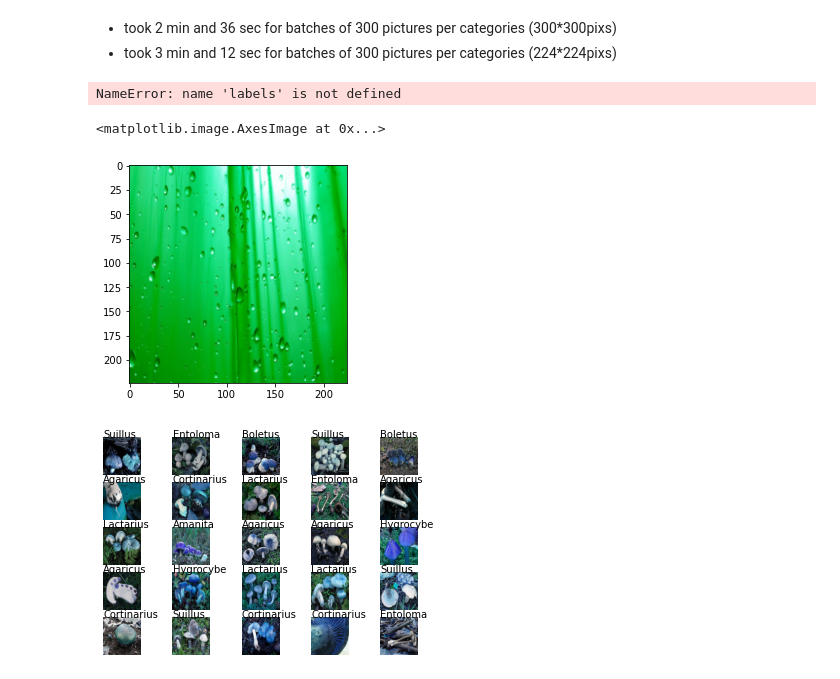
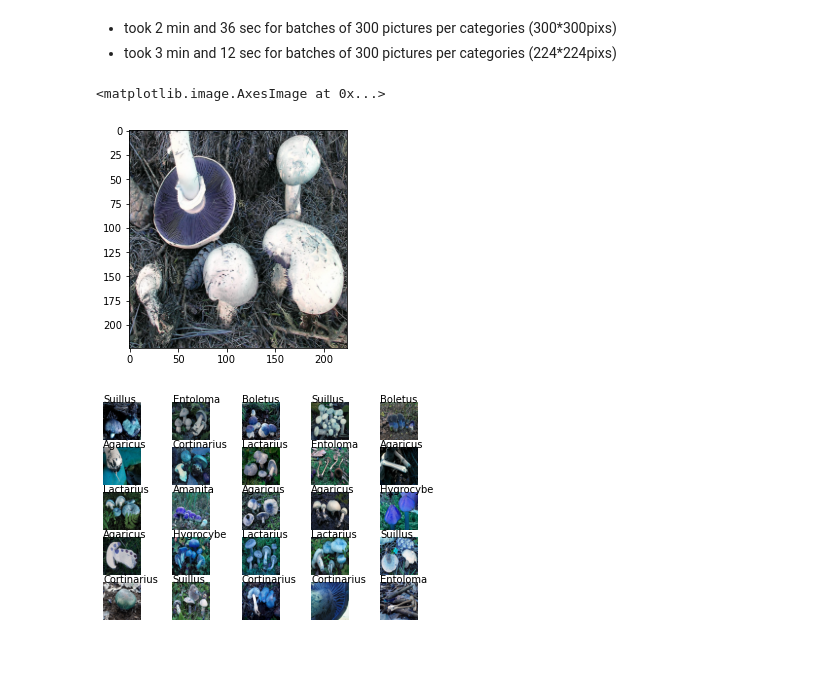
Before and after one commit to RosiNantis/mushroom_classification, a Jupyter notebook: mushroom_first_attempt.ipynb, the cells around one changed output. Drawn from its saved outputs; the diff is of its cells as text; code cells hidden in the pictures.

Commit message:
unpicle function

```diff
--- a/mushroom_first_attempt.ipynb
+++ b/mushroom_first_attempt.ipynb
@@ -314,5 +314,28 @@ def downsize_in_batches(directories):
             print(batch)
             image_reshape(directories,batch)
             batch += 1
+# %%
+def unpickle(directory , mapping):
+    """
+    This functions takes the data from a directory that have been
+    downsized in banches ang gives back the X,y as arrays.
+    """
+
+    table_mushrooms_downsized = []
+    directories, labels = upload_dir_labels(directory,mapping, k=300)
+    for batch in range(1,10): # 10 is the number of batches
+        with open(directory + "downsized/mushrooms_resized_part_"+ str(batch), "rb") as fp:   # Unpickling
+            li = pickle.load(fp)
+            table_mushrooms_downsized.append(li)
+
+    # flatten the nested list into a 1D list
+    mushrooms_downsized = list(itertools.chain(*table_mushrooms_downsized))
+    if len(mushrooms_downsized) == len(labels):
+
+        #Check if the number of pictures and labels are the same.
+        X = np.asarray(mushrooms_downsized)
+        y = np.asarray(labels)
+
+    return X, y
 # %%
 # make a list of labels and directories
@@ -333,18 +357,3 @@ Premature end of JPEG file
 # %% [markdown]
 - took 2 min and 36 sec for batches of 300 pictures per categories (300*300pixs)
 - took 3 min and 12 sec for batches of 300 pictures per categories (224*224pixs)
-# %%
-def unpickle():
-    """
-    This functions takes the data from a directory that have been
-    downsized in banches ang gives back the X,y as arrays.
-    """
-    directory = 'data/Data/Mushrooms/'
-    table_mushrooms_downsized = []
-    for batch in range(1,10): # 10 is the number of batches
-        with open(directory + "downsized/mushrooms_resized_part_"+ str(batch), "rb") as fp:   # Unpickling
-            li = pickle.load(fp)
-            table_mushrooms_downsized.append(li)
-
-    # flatten the nested list into a 1D list
-    mushrooms_downsized = list(itertools.chain(*table_mushrooms_downsized))
@@ -362,17 +360,11 @@ mushrooms_downsized = list(itertools.chain(*table_mushrooms_downsized))
-# %%
-if len(mushrooms_downsized) == len(labels):
-    """
-    Check if the number of pictures and labels are the same.
-    """
-    X = np.asarray(mushrooms_downsized)
-    y = np.asarray(labels)
-# %% [output]
-NameError: name 'labels' is not defined
+# %%
+# Run to unpicle data and give back X,y
+X ,y = unpickle(directory = 'data/Data/Mushrooms/' , mapping =CLASSES)
 # %%
-plt.imshow(mushrooms_downsized[182],cmap='Greys')
+plt.imshow(X[182],cmap='Greys')
 # %% [output]
 <matplotlib.image.AxesImage at 0x...>
-[figure, old version]
+[figure, new version]
 # %%
 def isqrt(n):
     """
```
Also changed, not shown: parts of 3 cells of this notebook.
